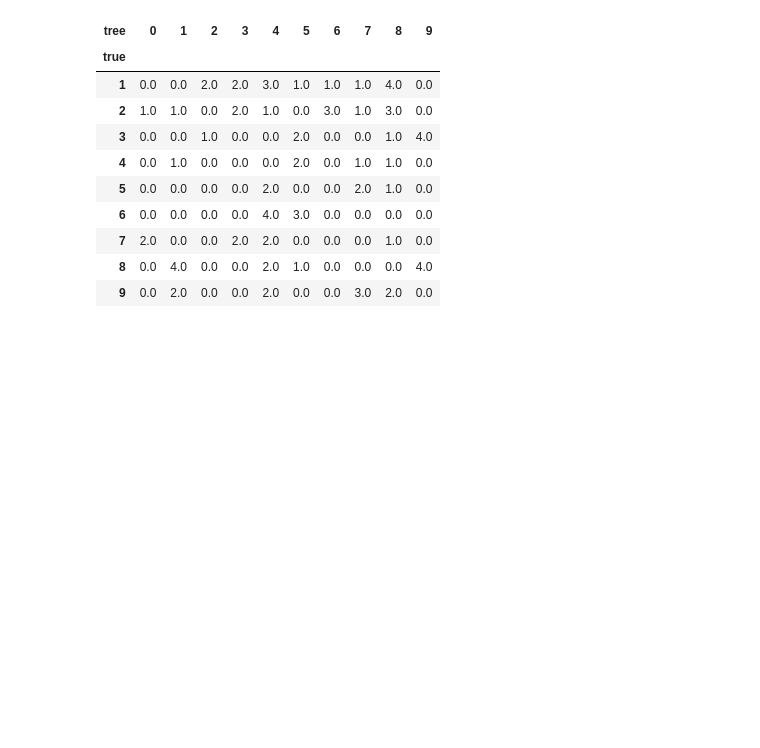
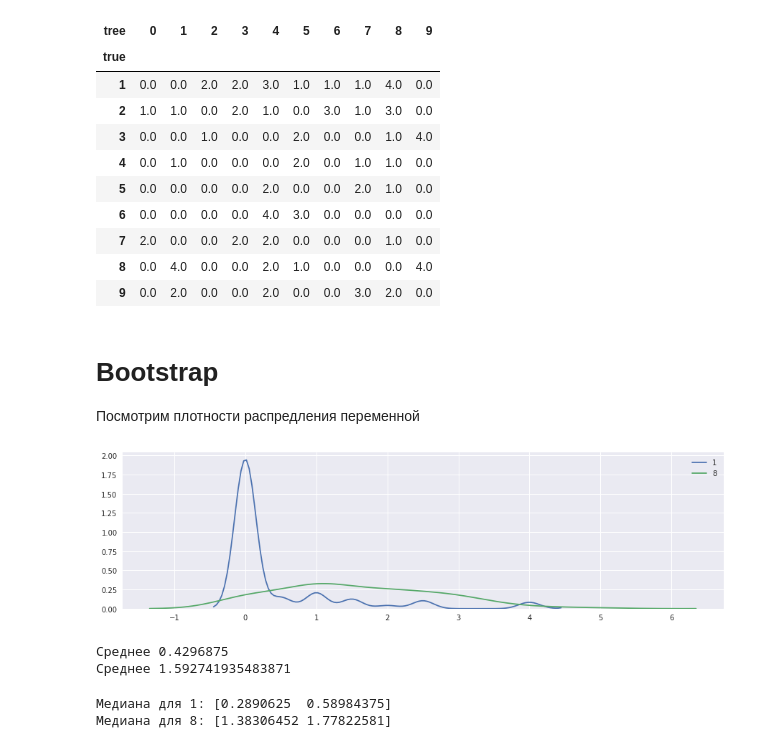
Before and after one commit to ml-dafe/cv_mipt_olymp_school, a Jupyter notebook: Part 1/Seminar 1 - kNN, metrics, validation, trees.ipynb, the cells around one changed output. Drawn from its saved outputs; the diff is of its cells as text; code cells hidden in the pictures; blank space fills up the shorter version.

```diff
--- a/Part 1/Seminar 1 - kNN, metrics, validation, trees.ipynb
+++ b/Part 1/Seminar 1 - kNN, metrics, validation, trees.ipynb
@@ -301,3 +301,22 @@ conf_pivot
 | 7 | 2.0 | 0.0 | 0.0 | 2.0 | 2.0 | 0.0 | 0.0 | 0.0 | 1.0 | 0.0 |
 | 8 | 0.0 | 4.0 | 0.0 | 0.0 | 2.0 | 1.0 | 0.0 | 0.0 | 0.0 | 4.0 |
 | 9 | 0.0 | 2.0 | 0.0 | 0.0 | 2.0 | 0.0 | 0.0 | 3.0 | 2.0 | 0.0 |
+# %% [markdown]
+# Bootstrap
+Посмотрим плотности распредления переменной
+# %%
+data = pd.DataFrame(np.median(X_train, axis = 1), columns=['median'])
+data['target'] = y_train
+# %%
+sns.kdeplot(data[data['target'] == 1]['median'], label='1')
+sns.kdeplot(data[data['target'] == 8]['median'], label='8')
+plt.legend()
+plt.show()
+# %% [output]
+[figure, added]
+# %%
+print('Среднее', data[data['target'] == 1]['median'].mean())
+print('Среднее', data[data['target'] == 8]['median'].mean())
+# %% [output]
+Среднее 0.4296875
+Среднее 1.592741935483871
@@ -303,0 +347,7 @@ conf_pivot
+# %%
+#  выводим интервальную оценку среднего
+print("Медиана для 1:",  stat_intervals(ones_scores, 0.05))
+print("Медиана для 8:",  stat_intervals(eights_scores, 0.05))
+# %% [output]
+Медиана для 1: [0.2890625  0.58984375]
+Медиана для 8: [1.38306452 1.77822581]
```
Also changed, not shown: parts of 10 cells of this notebook, 1 other file.
